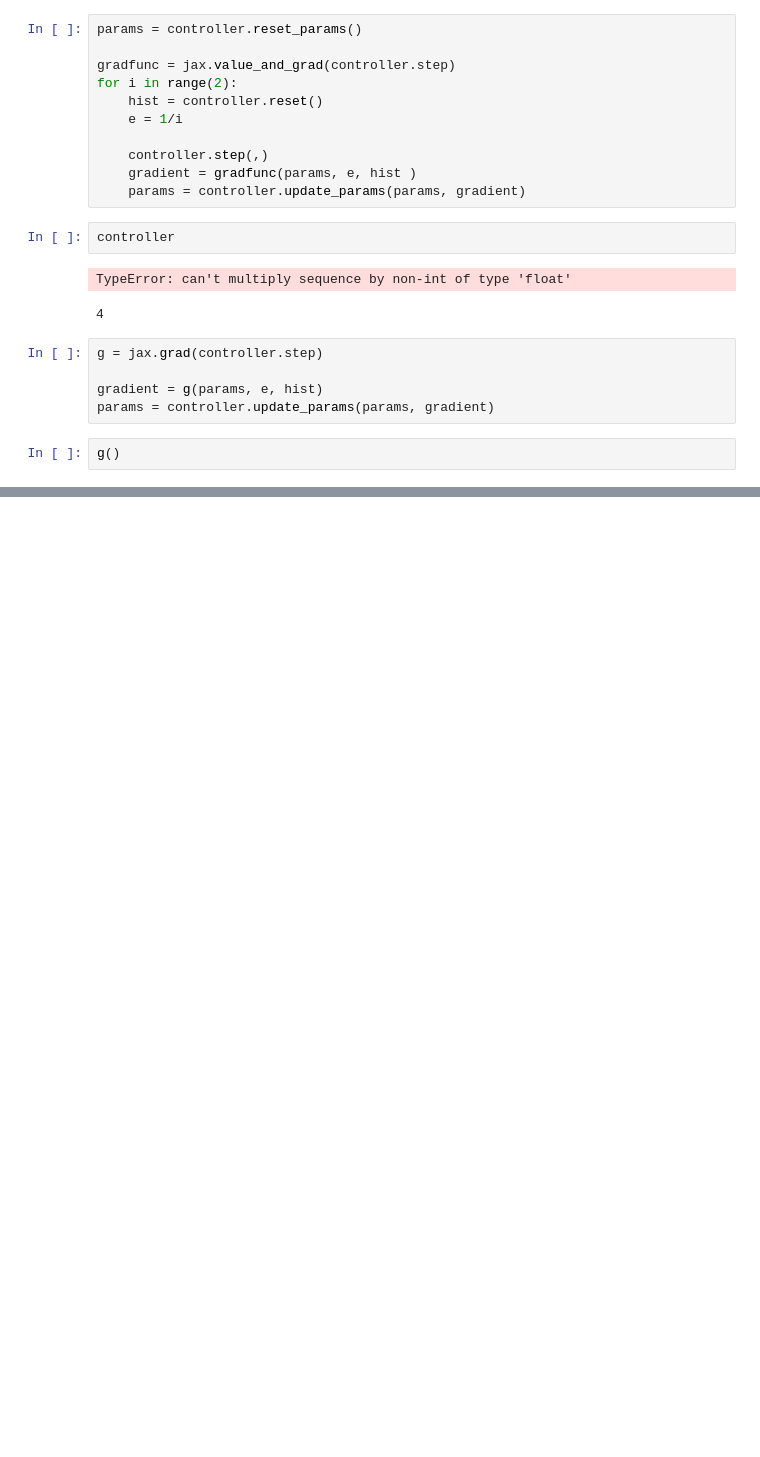
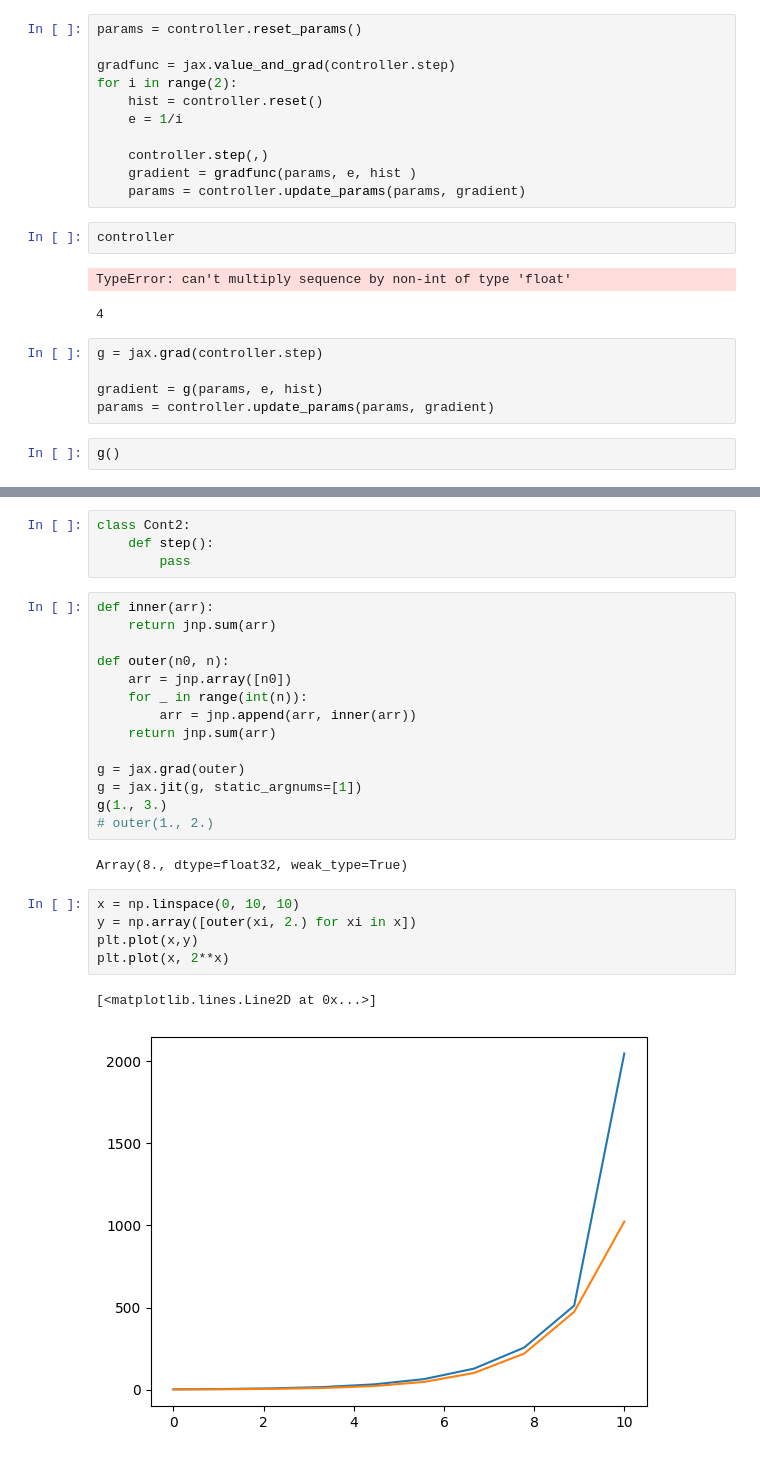
Before and after one commit to andreas122001/PID-Controller-Tuning-with-JAX, a Jupyter notebook: test.ipynb, the cells around one changed output, grey strips where cells are left out. Cells and saved outputs as stored; diff of their text form; blank space fills up the shorter version.

```diff
--- a/test.ipynb
+++ b/test.ipynb
@@ -294,0 +399,28 @@ controller.step(1), controller.hist
+# %%
+class Cont2:
+    def step():
+        pass
+# %%
+def inner(arr):
+    return jnp.sum(arr)
+
+def outer(n0, n):
+    arr = jnp.array([n0])
+    for _ in range(int(n)):
+        arr = jnp.append(arr, inner(arr))
+    return jnp.sum(arr)
+
+g = jax.grad(outer)
+g = jax.jit(g, static_argnums=[1])
+g(1., 3.)
+# outer(1., 2.)
+# %% [output]
+Array(8., dtype=float32, weak_type=True)
+# %%
+x = np.linspace(0, 10, 10)
+y = np.array([outer(xi, 2.) for xi in x])
+plt.plot(x,y)
+plt.plot(x, 2**x)
+# %% [output]
+[<matplotlib.lines.Line2D at 0x...>]
+[figure, added]
```
Also changed, not shown: parts of 15 cells of this notebook.
